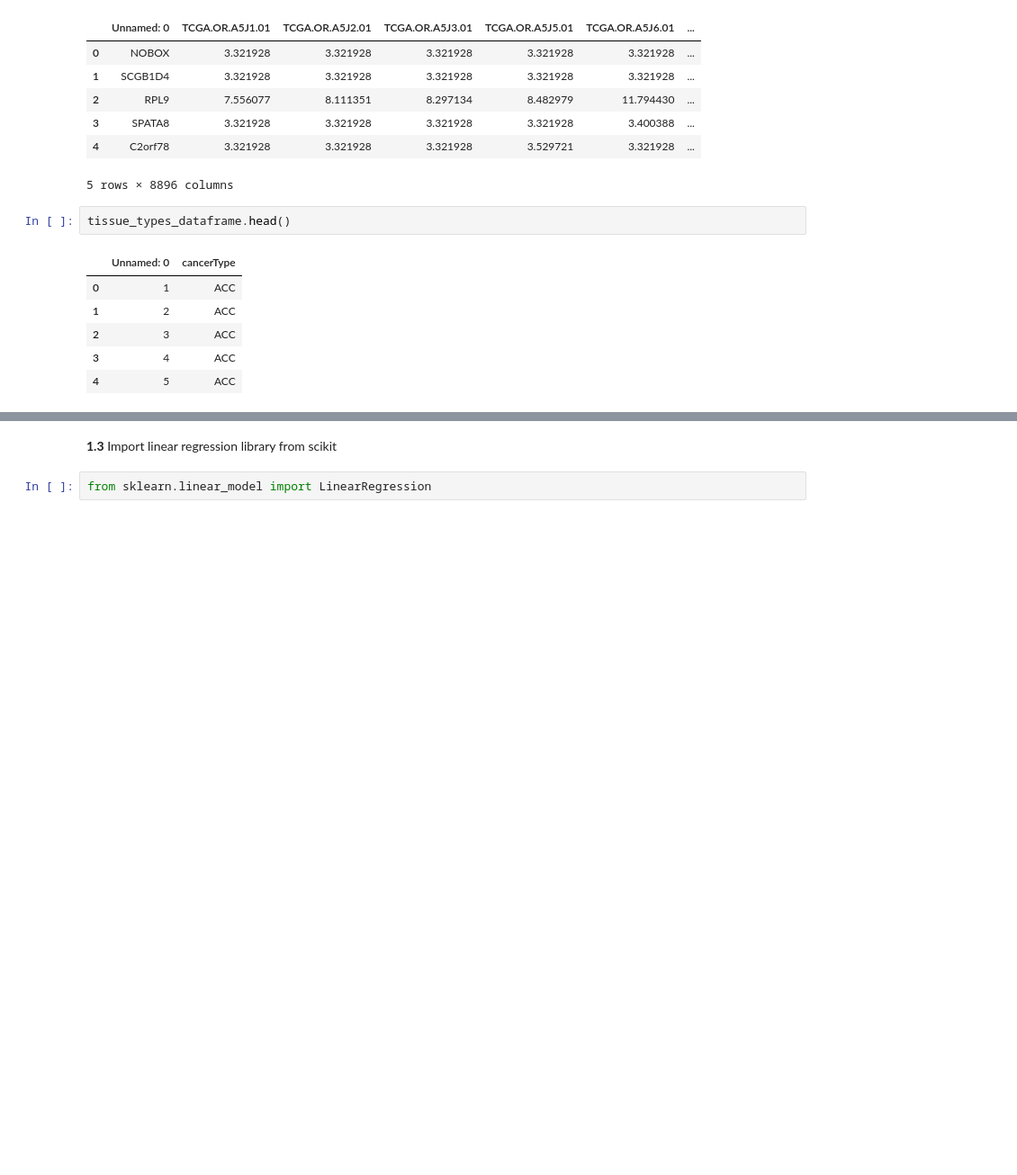
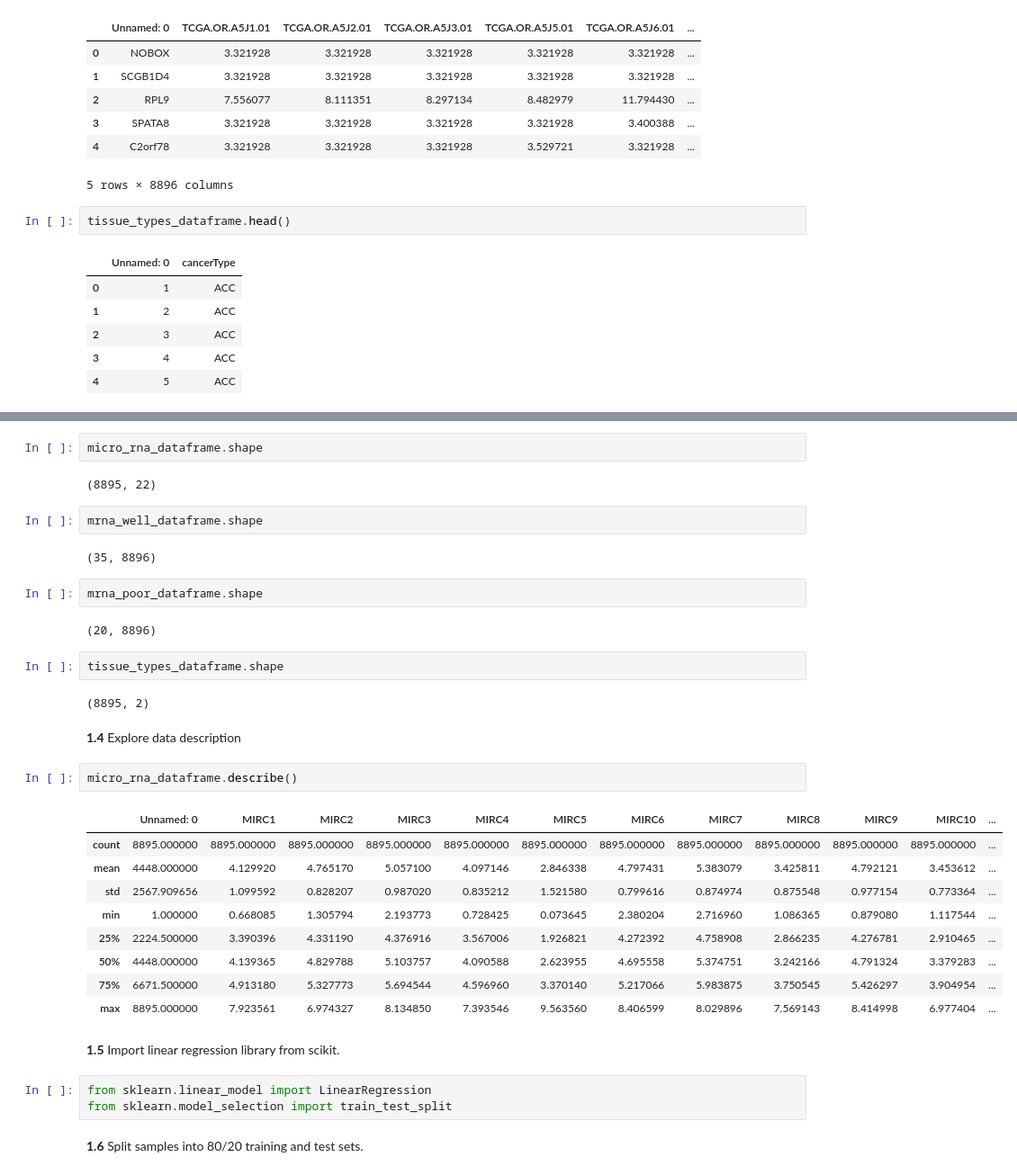
Before and after one commit to jrg94/CSE5522, a Jupyter notebook: lab1.ipynb, the cells around one changed output, grey strips where cells are left out. Shown: that part at 90% size. Cells and saved outputs as stored; diff of their text form; blank space fills up the shorter version.

Commit message:
Began exploring data

```diff
--- a/lab1.ipynb
+++ b/lab1.ipynb
@@ -60,4 +62,37 @@ tissue_types_dataframe.head()
+# %%
+micro_rna_dataframe.shape
+# %% [output]
+(8895, 22)
+# %%
+mrna_well_dataframe.shape
+# %% [output]
+(35, 8896)
+# %%
+mrna_poor_dataframe.shape
+# %% [output]
+(20, 8896)
+# %%
+tissue_types_dataframe.shape
+# %% [output]
+(8895, 2)
+# %% [markdown]
+**1.4** Explore data description
+# %%
+micro_rna_dataframe.describe()
+# %% [output]
+|  | Unnamed: 0 | MIRC1 | MIRC2 | MIRC3 | MIRC4 | MIRC5 | MIRC6 | MIRC7 | MIRC8 | MIRC9 | MIRC10 | ... |
+| count | 8895.000000 | 8895.000000 | 8895.000000 | 8895.000000 | 8895.000000 | 8895.000000 | 8895.000000 | 8895.000000 | 8895.000000 | 8895.000000 | 8895.000000 | ... |
+| mean | 4448.000000 | 4.129920 | 4.765170 | 5.057100 | 4.097146 | 2.846338 | 4.797431 | 5.383079 | 3.425811 | 4.792121 | 3.453612 | ... |
+| std | 2567.909656 | 1.099592 | 0.828207 | 0.987020 | 0.835212 | 1.521580 | 0.799616 | 0.874974 | 0.875548 | 0.977154 | 0.773364 | ... |
+| min | 1.000000 | 0.668085 | 1.305794 | 2.193773 | 0.728425 | 0.073645 | 2.380204 | 2.716960 | 1.086365 | 0.879080 | 1.117544 | ... |
+| 25% | 2224.500000 | 3.390396 | 4.331190 | 4.376916 | 3.567006 | 1.926821 | 4.272392 | 4.758908 | 2.866235 | 4.276781 | 2.910465 | ... |
+| 50% | 4448.000000 | 4.139365 | 4.829788 | 5.103757 | 4.090588 | 2.623955 | 4.695558 | 5.374751 | 3.242166 | 4.791324 | 3.379283 | ... |
+| 75% | 6671.500000 | 4.913180 | 5.327773 | 5.694544 | 4.596960 | 3.370140 | 5.217066 | 5.983875 | 3.750545 | 5.426297 | 3.904954 | ... |
+| max | 8895.000000 | 7.923561 | 6.974327 | 8.134850 | 7.393546 | 9.563560 | 8.406599 | 8.029896 | 7.569143 | 8.414998 | 6.977404 | ... |
 # %% [markdown]
-**1.3** Import linear regression library from scikit
+**1.5** Import linear regression library from scikit.
 # %%
 from sklearn.linear_model import LinearRegression
+from sklearn.model_selection import train_test_split
+# %% [markdown]
+**1.6** Split samples into 80/20 training and test sets.
```
Also changed, not shown: parts of 2 cells of this notebook.
